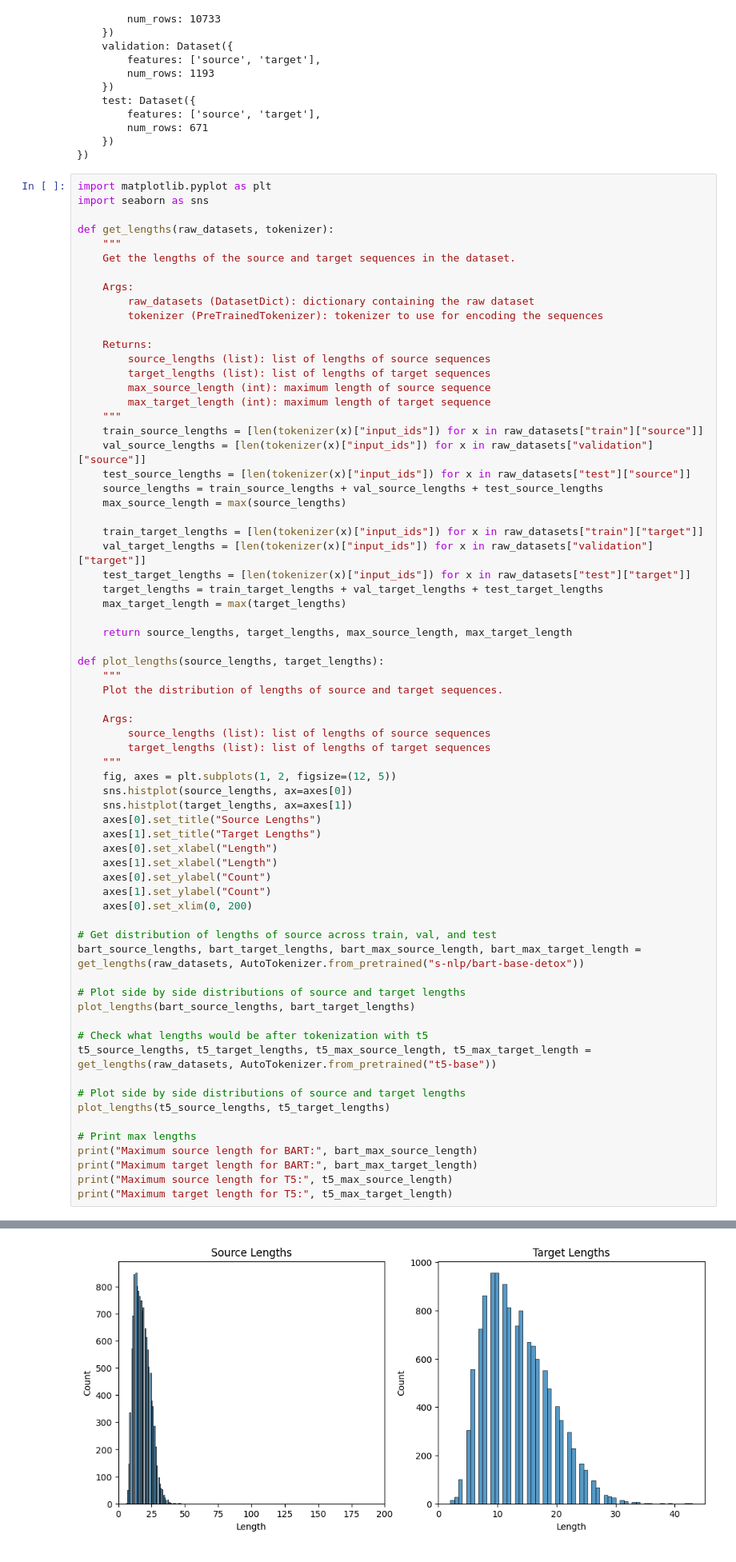
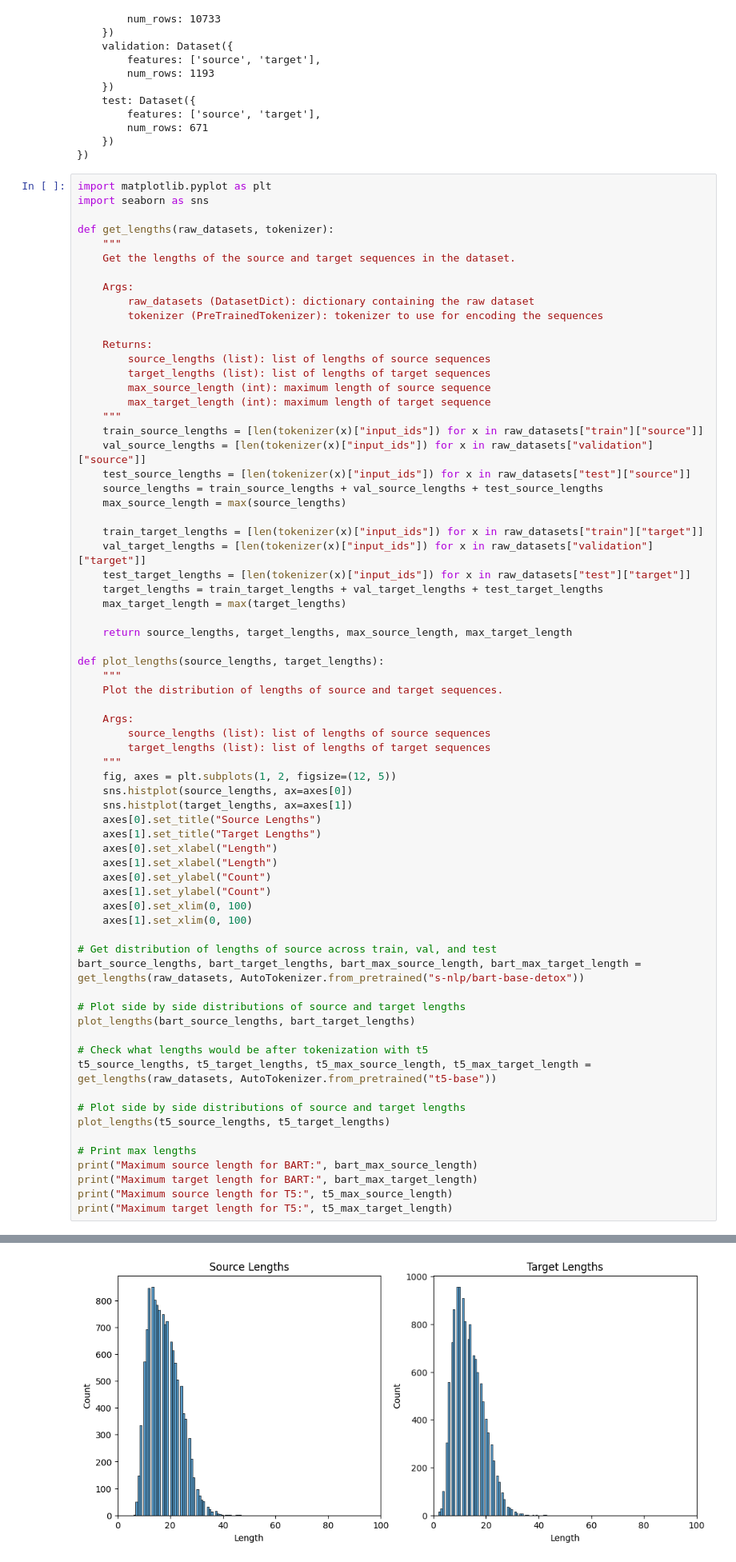
Before and after one commit to garyukong/T5-TextDetoxification, a Jupyter notebook: notebooks/2_Models.ipynb, the cells around one changed output, grey strips where cells are left out. Shown at 80% size. Cells and saved outputs as stored; diff of their text form.

```diff
--- a/notebooks/2_Models.ipynb
+++ b/notebooks/2_Models.ipynb
@@ -146,7 +130,8 @@ def plot_lengths(source_lengths, target_lengths):
     axes[1].set_xlabel("Length")
     axes[0].set_ylabel("Count")
     axes[1].set_ylabel("Count")
-    axes[0].set_xlim(0, 200)
+    axes[0].set_xlim(0, 100)
+    axes[1].set_xlim(0, 100)
 
 # Get distribution of lengths of source across train, val, and test
 bart_source_lengths, bart_target_lengths, bart_max_source_length, bart_max_target_length = get_lengths(raw_datasets, AutoTokenizer.from_pretrained("s-nlp/bart-base-detox"))
@@ -180,4 +165,4 @@ Maximum target length for T5: 43
-[figure, old version]
+[figure, new version]
 # %% [markdown]
 ## Debugging Functions
 # %%
```
Also changed, not shown: parts of 11 cells of this notebook.
